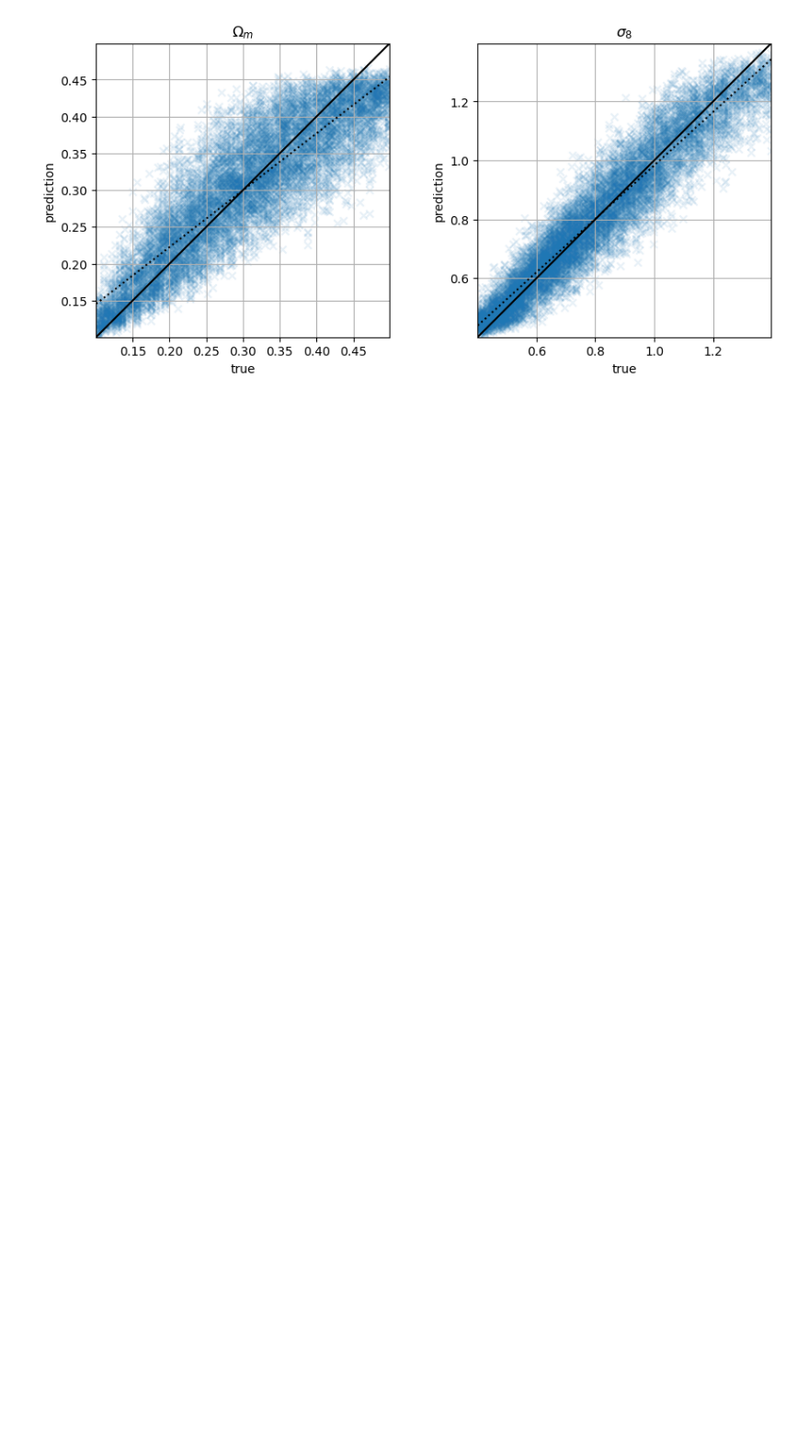
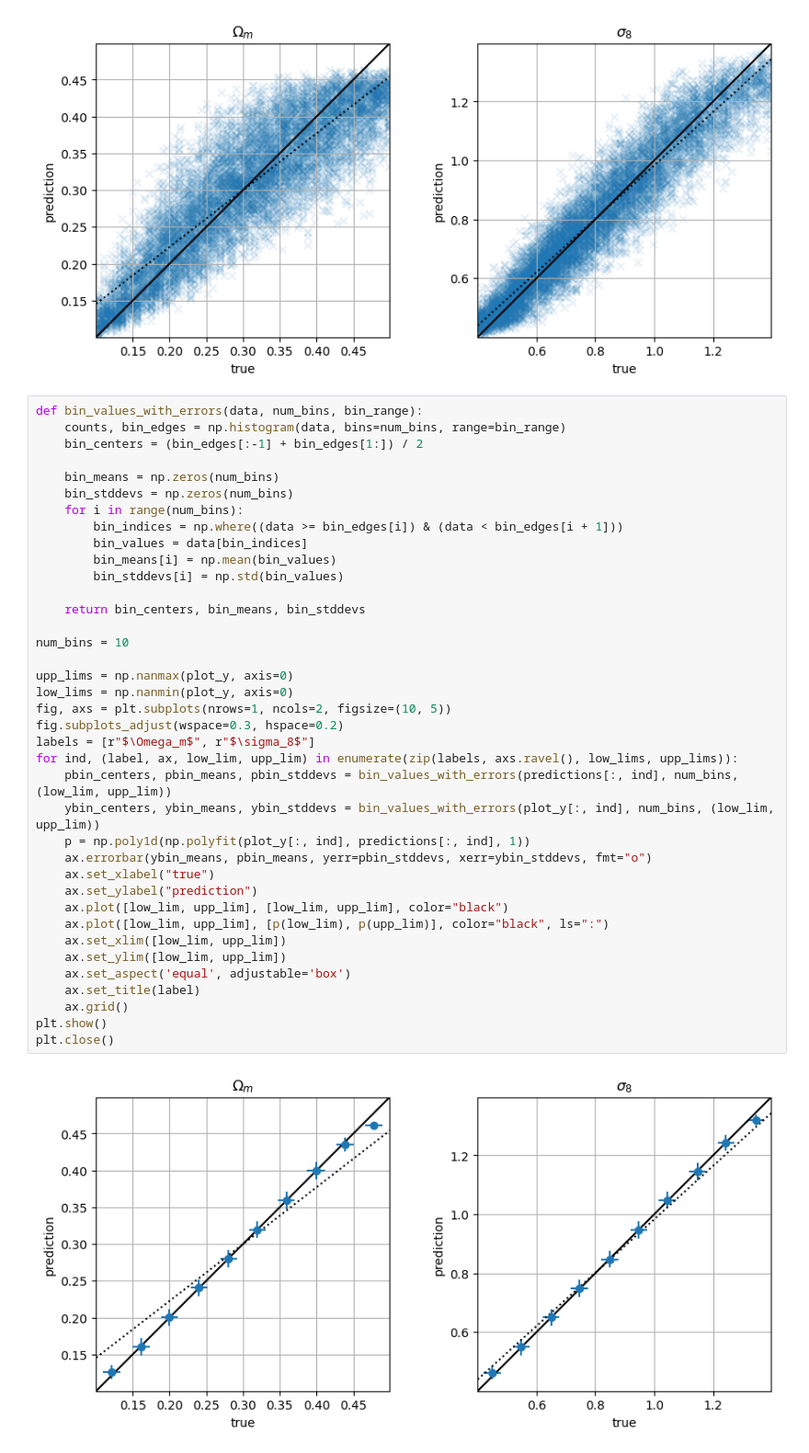
Before and after one commit to shubhagrawal30/ViT_weak_lensing, a Jupyter notebook: notebooks/hugging_face_vit.ipynb, the cells around one changed output. Shown: that part at 92% size. Saved outputs shown, nothing was run; the diff lists cells and outputs as text; blank space fills up the shorter version.

```diff
--- a/notebooks/hugging_face_vit.ipynb
+++ b/notebooks/hugging_face_vit.ipynb
@@ -350,3 +350,43 @@ plt.show()
 plt.close()
 # %% [output]
 [figure]
+# %%
+def bin_values_with_errors(data, num_bins, bin_range):
+    counts, bin_edges = np.histogram(data, bins=num_bins, range=bin_range)
+    bin_centers = (bin_edges[:-1] + bin_edges[1:]) / 2
+
+    bin_means = np.zeros(num_bins)
+    bin_stddevs = np.zeros(num_bins)
+    for i in range(num_bins):
+        bin_indices = np.where((data >= bin_edges[i]) & (data < bin_edges[i + 1]))
+        bin_values = data[bin_indices]
+        bin_means[i] = np.mean(bin_values)
+        bin_stddevs[i] = np.std(bin_values)
+
+    return bin_centers, bin_means, bin_stddevs
+
+num_bins = 10
+
+upp_lims = np.nanmax(plot_y, axis=0)
+low_lims = np.nanmin(plot_y, axis=0)
+fig, axs = plt.subplots(nrows=1, ncols=2, figsize=(10, 5))
+fig.subplots_adjust(wspace=0.3, hspace=0.2)
+labels = [r"$\Omega_m$", r"$\sigma_8$"]
+for ind, (label, ax, low_lim, upp_lim) in enumerate(zip(labels, axs.ravel(), low_lims, upp_lims)):
+    pbin_centers, pbin_means, pbin_stddevs = bin_values_with_errors(predictions[:, ind], num_bins, (low_lim, upp_lim))
+    ybin_centers, ybin_means, ybin_stddevs = bin_values_with_errors(plot_y[:, ind], num_bins, (low_lim, upp_lim))
+    p = np.poly1d(np.polyfit(plot_y[:, ind], predictions[:, ind], 1))
+    ax.errorbar(ybin_means, pbin_means, yerr=pbin_stddevs, xerr=ybin_stddevs, fmt="o")
+    ax.set_xlabel("true")
+    ax.set_ylabel("prediction")
+    ax.plot([low_lim, upp_lim], [low_lim, upp_lim], color="black")
+    ax.plot([low_lim, upp_lim], [p(low_lim), p(upp_lim)], color="black", ls=":")
+    ax.set_xlim([low_lim, upp_lim])
+    ax.set_ylim([low_lim, upp_lim])
+    ax.set_aspect('equal', adjustable='box')
+    ax.set_title(label)
+    ax.grid()
+plt.show()
+plt.close()
+# %% [output]
+[figure, added]
```
Also changed, not shown: parts of 3 cells of this notebook, 2 other files.
